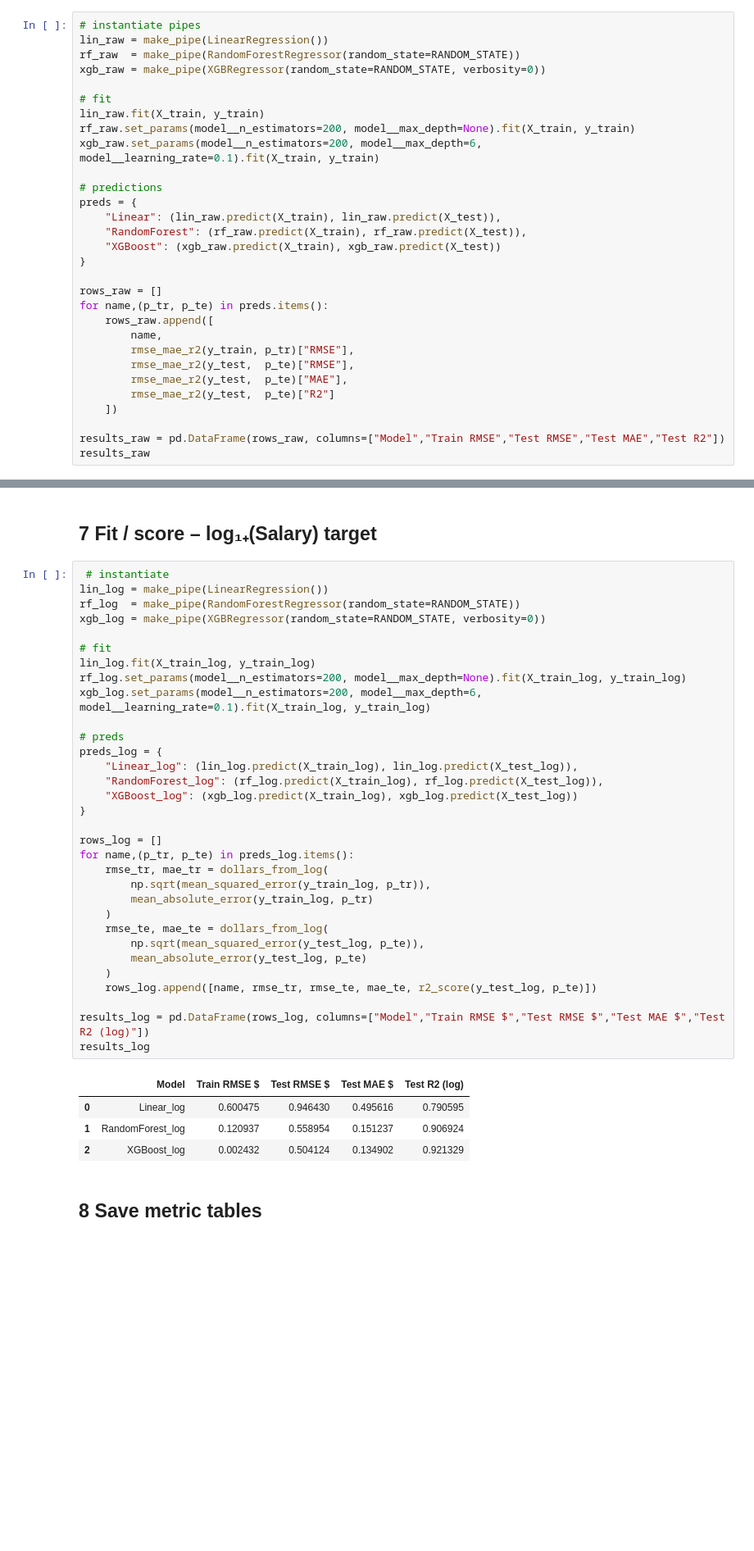
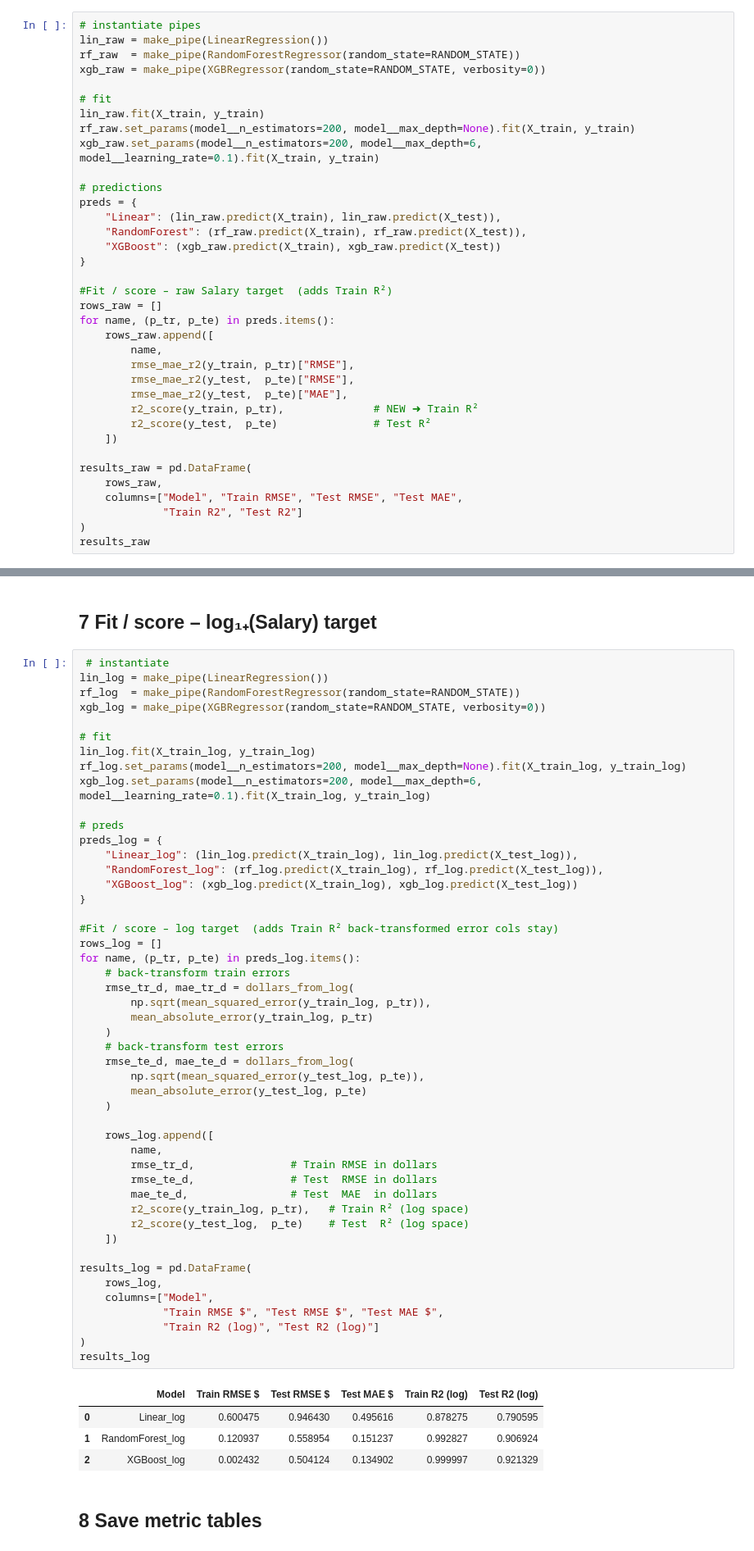
Before and after one commit to gomowele/nba-player-value-capstone, a Jupyter notebook: notebooks/4.Capstone_Two_Modeling.ipynb, the cells around one changed output, grey strips where cells are left out. Shown: that part at 82% size. Saved outputs shown, nothing was run; the diff lists cells and outputs as text; blank space fills up the shorter version.

```diff
--- a/notebooks/4.Capstone_Two_Modeling.ipynb
+++ b/notebooks/4.Capstone_Two_Modeling.ipynb
@@ -239,16 +239,22 @@ preds = {
     "XGBoost": (xgb_raw.predict(X_train), xgb_raw.predict(X_test))
 }
 
+#Fit / score – raw Salary target  (adds Train R²)
 rows_raw = []
-for name,(p_tr, p_te) in preds.items():
+for name, (p_tr, p_te) in preds.items():
     rows_raw.append([
         name,
         rmse_mae_r2(y_train, p_tr)["RMSE"],
         rmse_mae_r2(y_test,  p_te)["RMSE"],
         rmse_mae_r2(y_test,  p_te)["MAE"],
-        rmse_mae_r2(y_test,  p_te)["R2"]
+        r2_score(y_train, p_tr),              # NEW ➜ Train R²
+        r2_score(y_test,  p_te)               # Test R²
     ])
 
-results_raw = pd.DataFrame(rows_raw, columns=["Model","Train RMSE","Test RMSE","Test MAE","Test R2"])
+results_raw = pd.DataFrame(
+    rows_raw,
+    columns=["Model", "Train RMSE", "Test RMSE", "Test MAE",
+             "Train R2", "Test R2"]
+)
 results_raw
 # %% [output]
@@ -261,40 +267,56 @@ results_raw
 # %%
  # instantiate
 lin_log = make_pipe(LinearRegression())
 rf_log  = make_pipe(RandomForestRegressor(random_state=RANDOM_STATE))
 xgb_log = make_pipe(XGBRegressor(random_state=RANDOM_STATE, verbosity=0))
 
 # fit
 lin_log.fit(X_train_log, y_train_log)
 rf_log.set_params(model__n_estimators=200, model__max_depth=None).fit(X_train_log, y_train_log)
 xgb_log.set_params(model__n_estimators=200, model__max_depth=6, model__learning_rate=0.1).fit(X_train_log, y_train_log)
 
 # preds
 preds_log = {
     "Linear_log": (lin_log.predict(X_train_log), lin_log.predict(X_test_log)),
     "RandomForest_log": (rf_log.predict(X_train_log), rf_log.predict(X_test_log)),
     "XGBoost_log": (xgb_log.predict(X_train_log), xgb_log.predict(X_test_log))
 }
 
+#Fit / score – log target  (adds Train R² back-transformed error cols stay)
 rows_log = []
-for name,(p_tr, p_te) in preds_log.items():
-    rmse_tr, mae_tr = dollars_from_log(
+for name, (p_tr, p_te) in preds_log.items():
+    # back-transform train errors
+    rmse_tr_d, mae_tr_d = dollars_from_log(
         np.sqrt(mean_squared_error(y_train_log, p_tr)),
         mean_absolute_error(y_train_log, p_tr)
     )
-    rmse_te, mae_te = dollars_from_log(
+    # back-transform test errors
+    rmse_te_d, mae_te_d = dollars_from_log(
         np.sqrt(mean_squared_error(y_test_log, p_te)),
         mean_absolute_error(y_test_log, p_te)
     )
-    rows_log.append([name, rmse_tr, rmse_te, mae_te, r2_score(y_test_log, p_te)])
 
-results_log = pd.DataFrame(rows_log, columns=["Model","Train RMSE $","Test RMSE $","Test MAE $","Test R2 (log)"])
+    rows_log.append([
+        name,
+        rmse_tr_d,               # Train RMSE in dollars
+        rmse_te_d,               # Test  RMSE in dollars
+        mae_te_d,                # Test  MAE  in dollars
+        r2_score(y_train_log, p_tr),   # Train R² (log space)
+        r2_score(y_test_log,  p_te)    # Test  R² (log space)
+    ])
+
+results_log = pd.DataFrame(
+    rows_log,
+    columns=["Model",
+             "Train RMSE $", "Test RMSE $", "Test MAE $",
+             "Train R2 (log)", "Test R2 (log)"]
+)
 results_log
 # %% [output]
-|  | Model | Train RMSE $ | Test RMSE $ | Test MAE $ | Test R2 (log) |
-| 0 | Linear_log | 0.600475 | 0.946430 | 0.495616 | 0.790595 |
-| 1 | RandomForest_log | 0.120937 | 0.558954 | 0.151237 | 0.906924 |
-| 2 | XGBoost_log | 0.002432 | 0.504124 | 0.134902 | 0.921329 |
+|  | Model | Train RMSE $ | Test RMSE $ | Test MAE $ | Train R2 (log) | Test R2 (log) |
+| 0 | Linear_log | 0.600475 | 0.946430 | 0.495616 | 0.878275 | 0.790595 |
+| 1 | RandomForest_log | 0.120937 | 0.558954 | 0.151237 | 0.992827 | 0.906924 |
+| 2 | XGBoost_log | 0.002432 | 0.504124 | 0.134902 | 0.999997 | 0.921329 |
 # %% [markdown]
 ## 8 Save metric tables
 # %%
```
Also changed, not shown: parts of 3 cells of this notebook.
